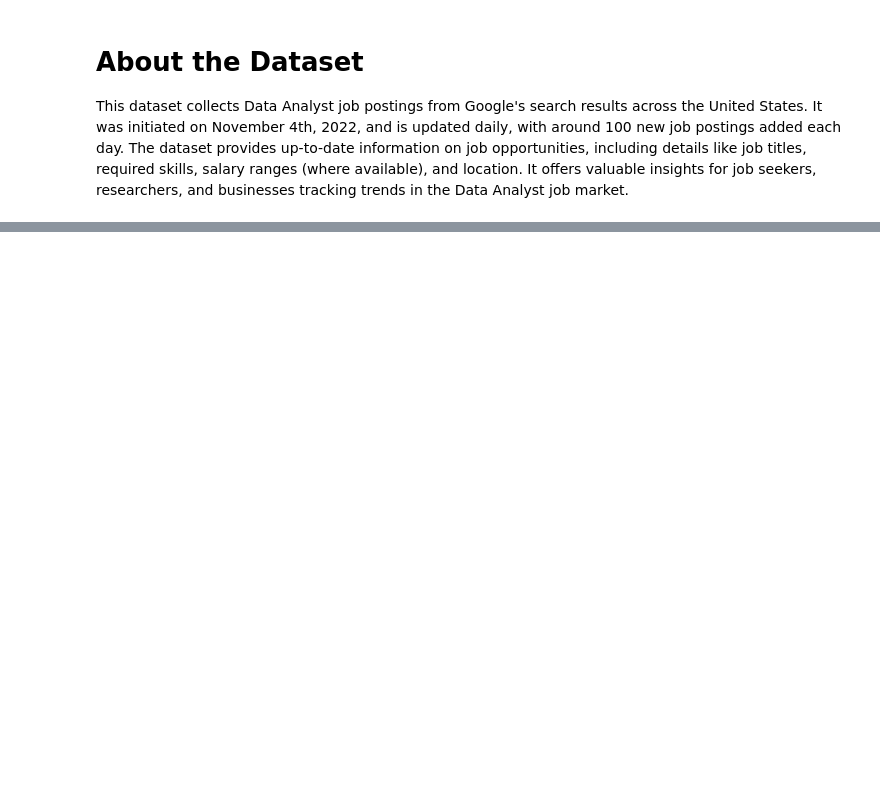
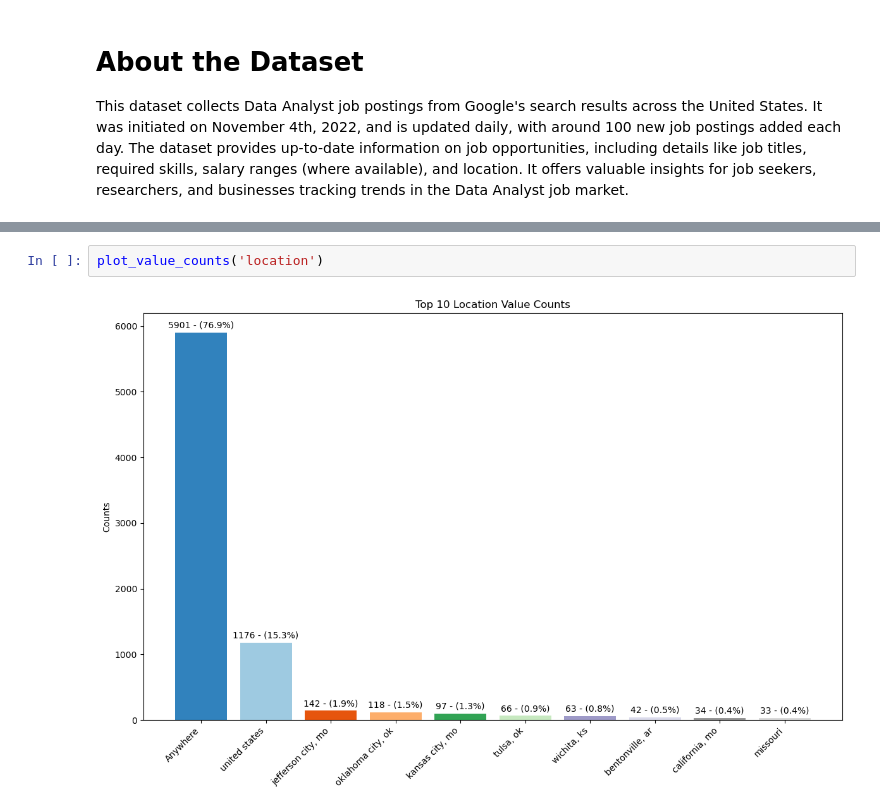
Before and after one commit to KVOclares/NAIT_DATA3450_Project_Group_4_Data_Analyst_Job_Postings, a Jupyter notebook: DATA3450_Data Analyst Job Postings.ipynb, the cells around one changed output, grey strips where cells are left out. Drawn from its saved outputs; the diff is of its cells as text; blank space fills up the shorter version.

```diff
--- a/DATA3450_Data Analyst Job Postings.ipynb
+++ b/DATA3450_Data Analyst Job Postings.ipynb
@@ -69,0 +295,4 @@ df.describe()
+# %%
+plot_value_counts('location')
+# %% [output]
+[figure, added]
```
Also changed, not shown: parts of 60 cells of this notebook, 1 other file.
